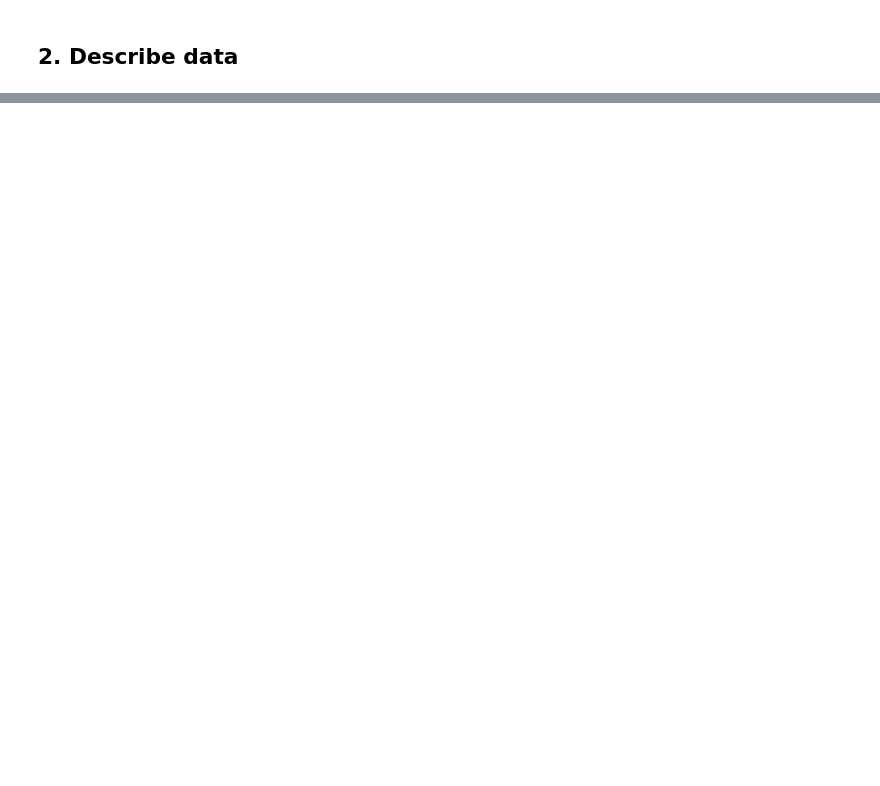
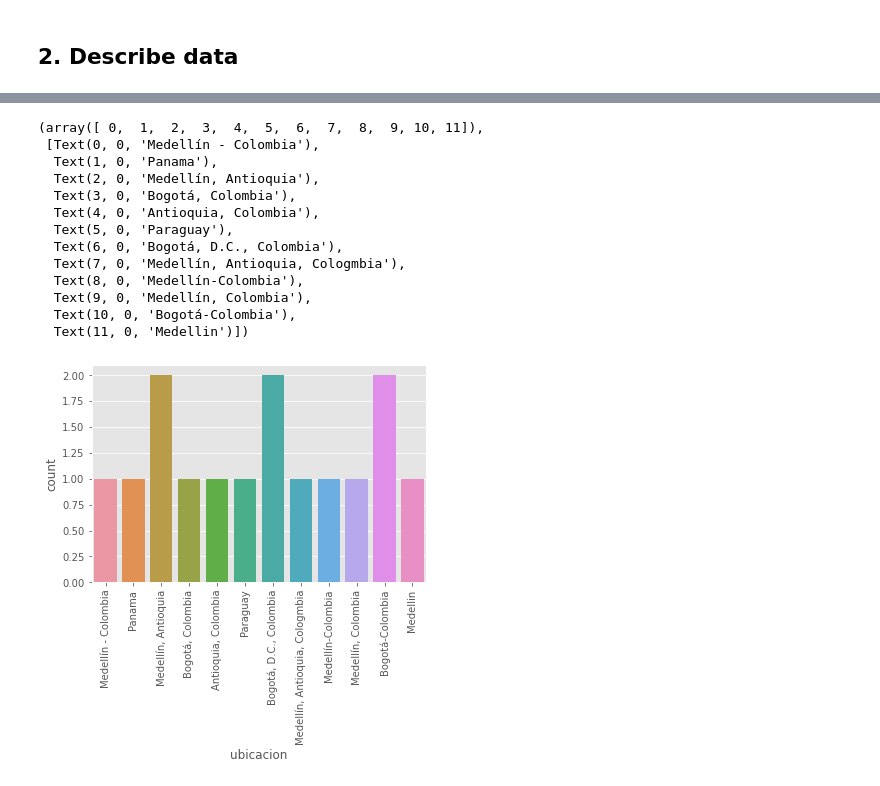
Before and after one commit to GDLPLearning/Sentiment-Analysis-for-the-MDP, a Jupyter notebook: notebooks/Exploratory/2-data-understanding.ipynb, the cells around one changed output, grey strips where cells are left out. Cells and saved outputs as stored; diff of their text form; code cells hidden in the pictures; blank space fills up the shorter version.

```diff
--- a/notebooks/Exploratory/2-data-understanding.ipynb
+++ b/notebooks/Exploratory/2-data-understanding.ipynb
@@ -121,0 +230,18 @@ df_final
+# %%
+sns.countplot(data=df,x='ubicacion')
+plt.xticks(rotation = 90)
+# %% [output]
+(array([ 0,  1,  2,  3,  4,  5,  6,  7,  8,  9, 10, 11]),
+ [Text(0, 0, 'Medellín - Colombia'),
+  Text(1, 0, 'Panama'),
+  Text(2, 0, 'Medellín, Antioquia'),
+  Text(3, 0, 'Bogotá, Colombia'),
+  Text(4, 0, 'Antioquia, Colombia'),
+  Text(5, 0, 'Paraguay'),
+  Text(6, 0, 'Bogotá, D.C., Colombia'),
+  Text(7, 0, 'Medellín, Antioquia, Cologmbia'),
+  Text(8, 0, 'Medellín-Colombia'),
+  Text(9, 0, 'Medellín, Colombia'),
+  Text(10, 0, 'Bogotá-Colombia'),
+  Text(11, 0, 'Medellin')])
+[figure, added]
```
Also changed, not shown: parts of 21 cells of this notebook, 1 other file.
